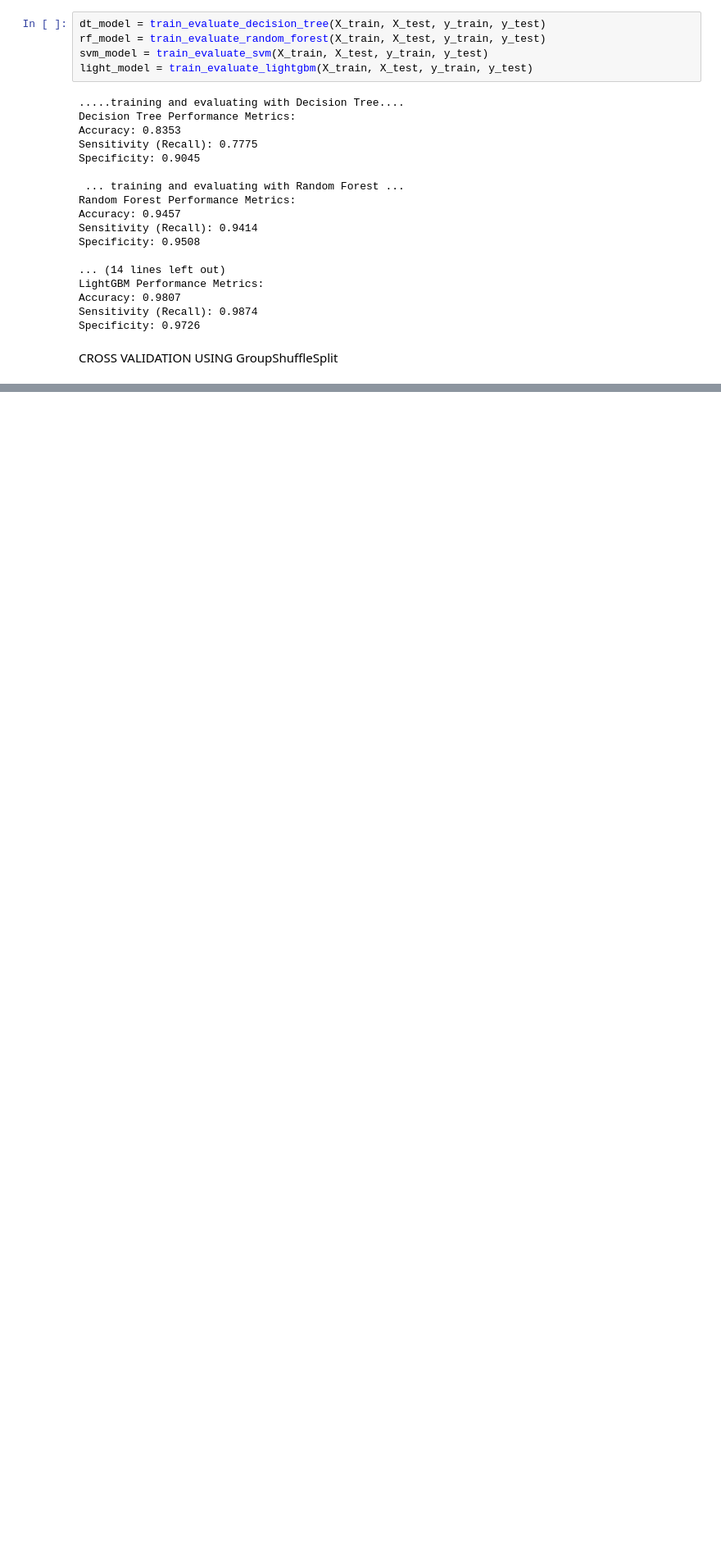
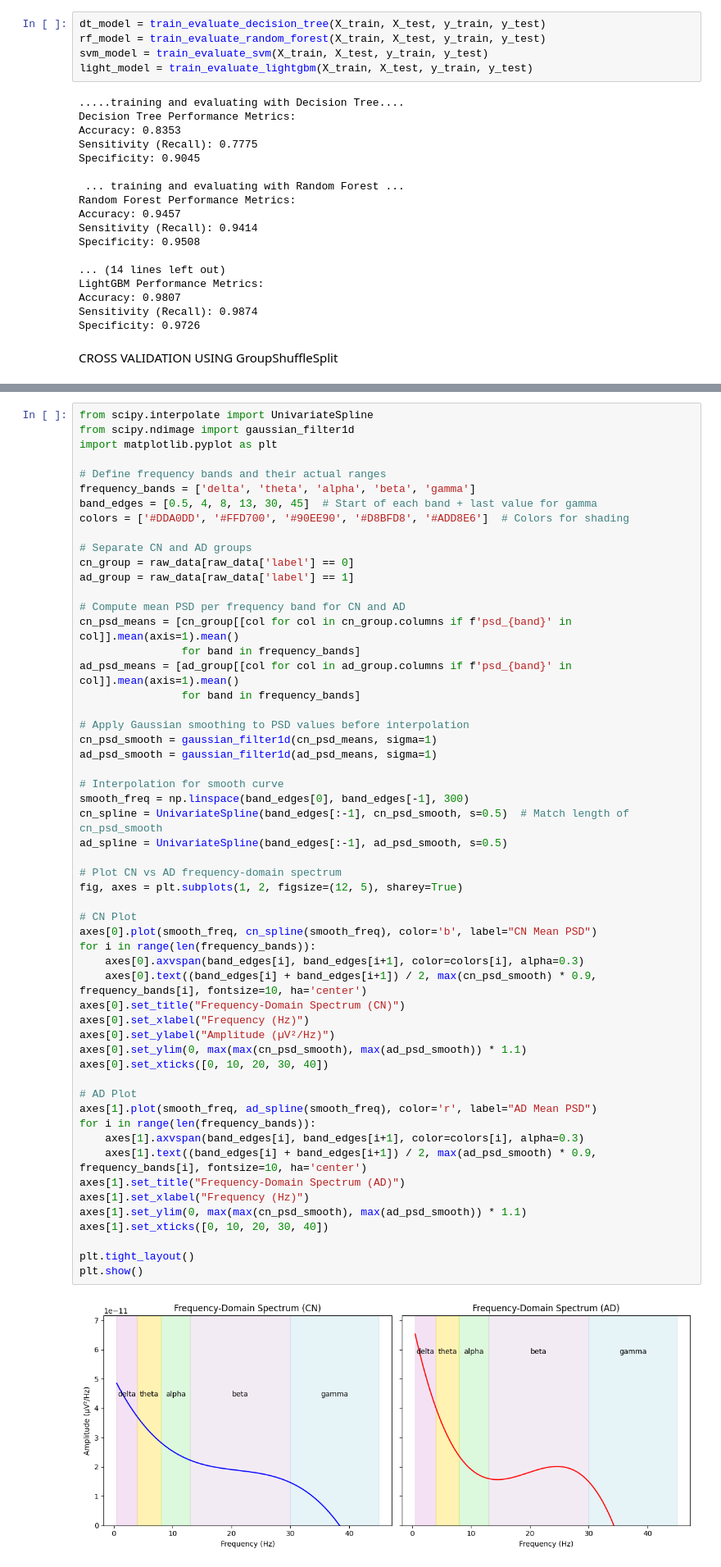
Before and after one commit to Folasewa/Signal_Processing_Projects, a Jupyter notebook: DS_Alzheimer_Project_Folasewa/DS-Alzheimer-Classification.ipynb, the cells around one changed output, grey strips where cells are left out. Shown at 82% size. Saved outputs shown, nothing was run; the diff lists cells and outputs as text; blank space fills up the shorter version.

Commit message:
visualization

```diff
--- a/DS_Alzheimer_Project_Folasewa/DS-Alzheimer-Classification.ipynb
+++ b/DS_Alzheimer_Project_Folasewa/DS-Alzheimer-Classification.ipynb
@@ -1383,0 +1406,57 @@ print(f"Average Specificity: {sum(lgb_metrics['specificity']) / len(lgb_metrics[
+# %%
+from scipy.interpolate import UnivariateSpline
+from scipy.ndimage import gaussian_filter1d
+import matplotlib.pyplot as plt
+
+# Define frequency bands and their actual ranges
+frequency_bands = ['delta', 'theta', 'alpha', 'beta', 'gamma']
+band_edges = [0.5, 4, 8, 13, 30, 45]  # Start of each band + last value for gamma
+colors = ['#DDA0DD', '#FFD700', '#90EE90', '#D8BFD8', '#ADD8E6']  # Colors for shading
+
+# Separate CN and AD groups
+cn_group = raw_data[raw_data['label'] == 0]
+ad_group = raw_data[raw_data['label'] == 1]
+
+# Compute mean PSD per frequency band for CN and AD
+cn_psd_means = [cn_group[[col for col in cn_group.columns if f'psd_{band}' in col]].mean(axis=1).mean()
+                for band in frequency_bands]
+ad_psd_means = [ad_group[[col for col in ad_group.columns if f'psd_{band}' in col]].mean(axis=1).mean()
+                for band in frequency_bands]
+
+# Apply Gaussian smoothing to PSD values before interpolation
+cn_psd_smooth = gaussian_filter1d(cn_psd_means, sigma=1)
+ad_psd_smooth = gaussian_filter1d(ad_psd_means, sigma=1)
+
+# Interpolation for smooth curve
+smooth_freq = np.linspace(band_edges[0], band_edges[-1], 300)
+cn_spline = UnivariateSpline(band_edges[:-1], cn_psd_smooth, s=0.5)  # Match length of cn_psd_smooth
+ad_spline = UnivariateSpline(band_edges[:-1], ad_psd_smooth, s=0.5)
+
+# Plot CN vs AD frequency-domain spectrum
+fig, axes = plt.subplots(1, 2, figsize=(12, 5), sharey=True)
+
+# CN Plot
+axes[0].plot(smooth_freq, cn_spline(smooth_freq), color='b', label="CN Mean PSD")
+for i in range(len(frequency_bands)):
+    axes[0].axvspan(band_edges[i], band_edges[i+1], color=colors[i], alpha=0.3)
+    axes[0].text((band_edges[i] + band_edges[i+1]) / 2, max(cn_psd_smooth) * 0.9, frequency_bands[i], fontsize=10, ha='center')
+axes[0].set_title("Frequency-Domain Spectrum (CN)")
+axes[0].set_xlabel("Frequency (Hz)")
+axes[0].set_ylabel("Amplitude (µV²/Hz)")
+axes[0].set_ylim(0, max(max(cn_psd_smooth), max(ad_psd_smooth)) * 1.1)
+axes[0].set_xticks([0, 10, 20, 30, 40])
+
+# AD Plot
+axes[1].plot(smooth_freq, ad_spline(smooth_freq), color='r', label="AD Mean PSD")
+for i in range(len(frequency_bands)):
+    axes[1].axvspan(band_edges[i], band_edges[i+1], color=colors[i], alpha=0.3)
+    axes[1].text((band_edges[i] + band_edges[i+1]) / 2, max(ad_psd_smooth) * 0.9, frequency_bands[i], fontsize=10, ha='center')
+axes[1].set_title("Frequency-Domain Spectrum (AD)")
+axes[1].set_xlabel("Frequency (Hz)")
+axes[1].set_ylim(0, max(max(cn_psd_smooth), max(ad_psd_smooth)) * 1.1)
+axes[1].set_xticks([0, 10, 20, 30, 40])
+
+plt.tight_layout()
+plt.show()
+# %% [output]
+[figure, added]
```
Also changed, not shown: parts of 5 cells of this notebook.
